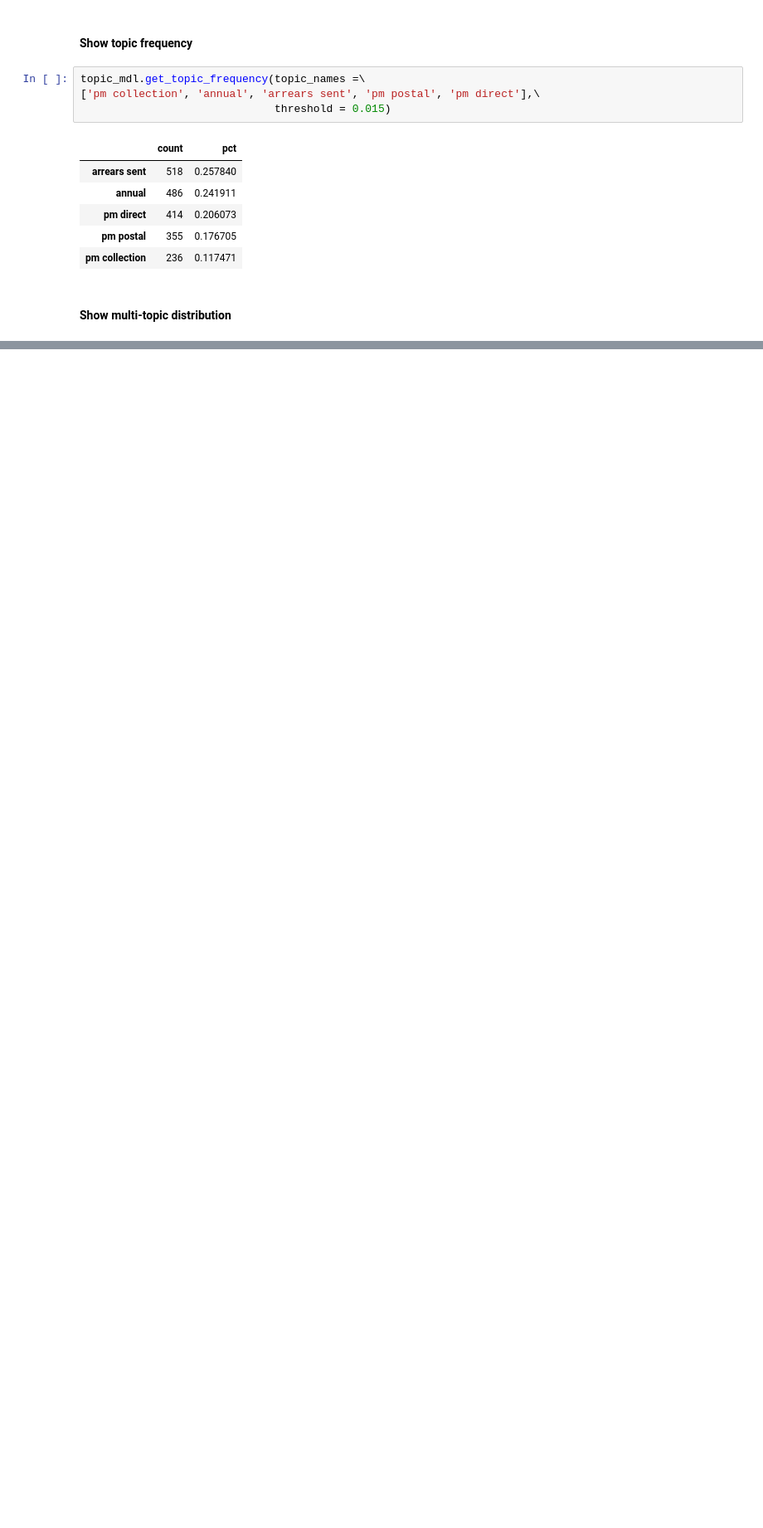
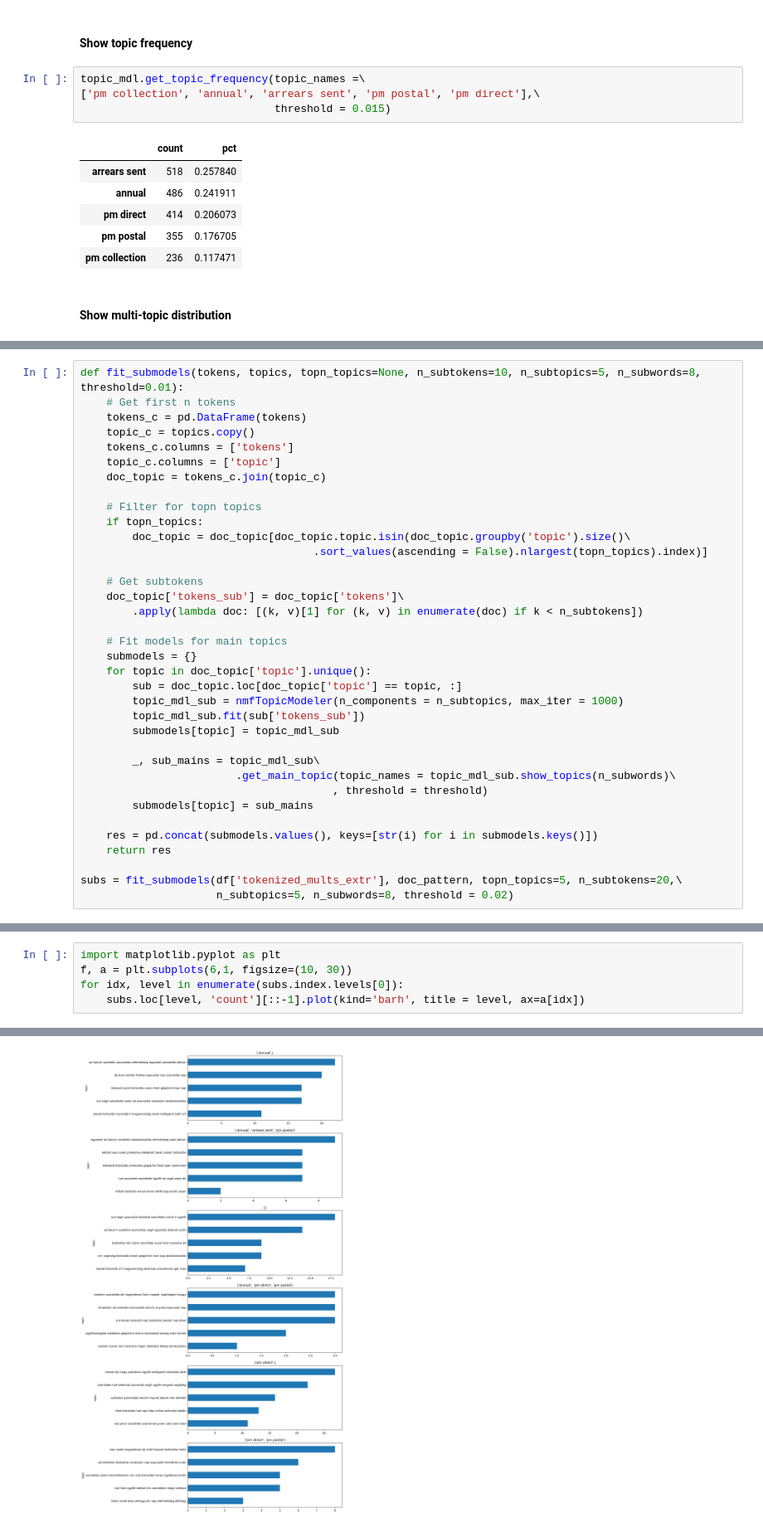
Before and after one commit to poorjanos/CCC-Topic-Modeling, a Jupyter notebook: notebooks/2.1-pj-nmf-1gram.ipynb, the cells around one changed output, grey strips where cells are left out. Shown at 83% size. Saved outputs shown, nothing was run; the diff lists cells and outputs as text; blank space fills up the shorter version.

Commit message:
Add submodel fitter

```diff
--- a/notebooks/2.1-pj-nmf-1gram.ipynb
+++ b/notebooks/2.1-pj-nmf-1gram.ipynb
@@ -115,0 +136,36 @@ df_pattern.loc[:, ['file_name', 'text', 'pattern']].to_csv(path_to_data / 'proce
+# %%
+def fit_submodels(tokens, topics, topn_topics=None, n_subtokens=10, n_subtopics=5, n_subwords=8, threshold=0.01):
+    # Get first n tokens
+    tokens_c = pd.DataFrame(tokens)
+    topic_c = topics.copy()
+    tokens_c.columns = ['tokens']
+    topic_c.columns = ['topic']
+    doc_topic = tokens_c.join(topic_c)
+
+    # Filter for topn topics
+    if topn_topics:
+        doc_topic = doc_topic[doc_topic.topic.isin(doc_topic.groupby('topic').size()\
+                                    .sort_values(ascending = False).nlargest(topn_topics).index)]
+
+    # Get subtokens
+    doc_topic['tokens_sub'] = doc_topic['tokens']\
+        .apply(lambda doc: [(k, v)[1] for (k, v) in enumerate(doc) if k < n_subtokens])
+
+    # Fit models for main topics
+    submodels = {}
+    for topic in doc_topic['topic'].unique():
+        sub = doc_topic.loc[doc_topic['topic'] == topic, :]
+        topic_mdl_sub = nmfTopicModeler(n_components = n_subtopics, max_iter = 1000)
+        topic_mdl_sub.fit(sub['tokens_sub'])
+        submodels[topic] = topic_mdl_sub
+
+        _, sub_mains = topic_mdl_sub\
+                        .get_main_topic(topic_names = topic_mdl_sub.show_topics(n_subwords)\
+                                       , threshold = threshold)
+        submodels[topic] = sub_mains
+
+    res = pd.concat(submodels.values(), keys=[str(i) for i in submodels.keys()])
+    return res
+
+subs = fit_submodels(df['tokenized_mults_extr'], doc_pattern, topn_topics=5, n_subtokens=20,\
+                     n_subtopics=5, n_subwords=8, threshold = 0.02)
@@ -115,0 +193,6 @@ df_pattern.loc[:, ['file_name', 'text', 'pattern']].to_csv(path_to_data / 'proce
+# %%
+import matplotlib.pyplot as plt
+f, a = plt.subplots(6,1, figsize=(10, 30))
+for idx, level in enumerate(subs.index.levels[0]):
+    subs.loc[level, 'count'][::-1].plot(kind='barh', title = level, ax=a[idx])
+# %% [output]
@@ -116 +200,2 @@ df_pattern.loc[:, ['file_name', 'text', 'pattern']].to_csv(path_to_data / 'proce
+[figure, added]
 # %%
```
Also changed, not shown: parts of 10 cells of this notebook, 2 other files.
